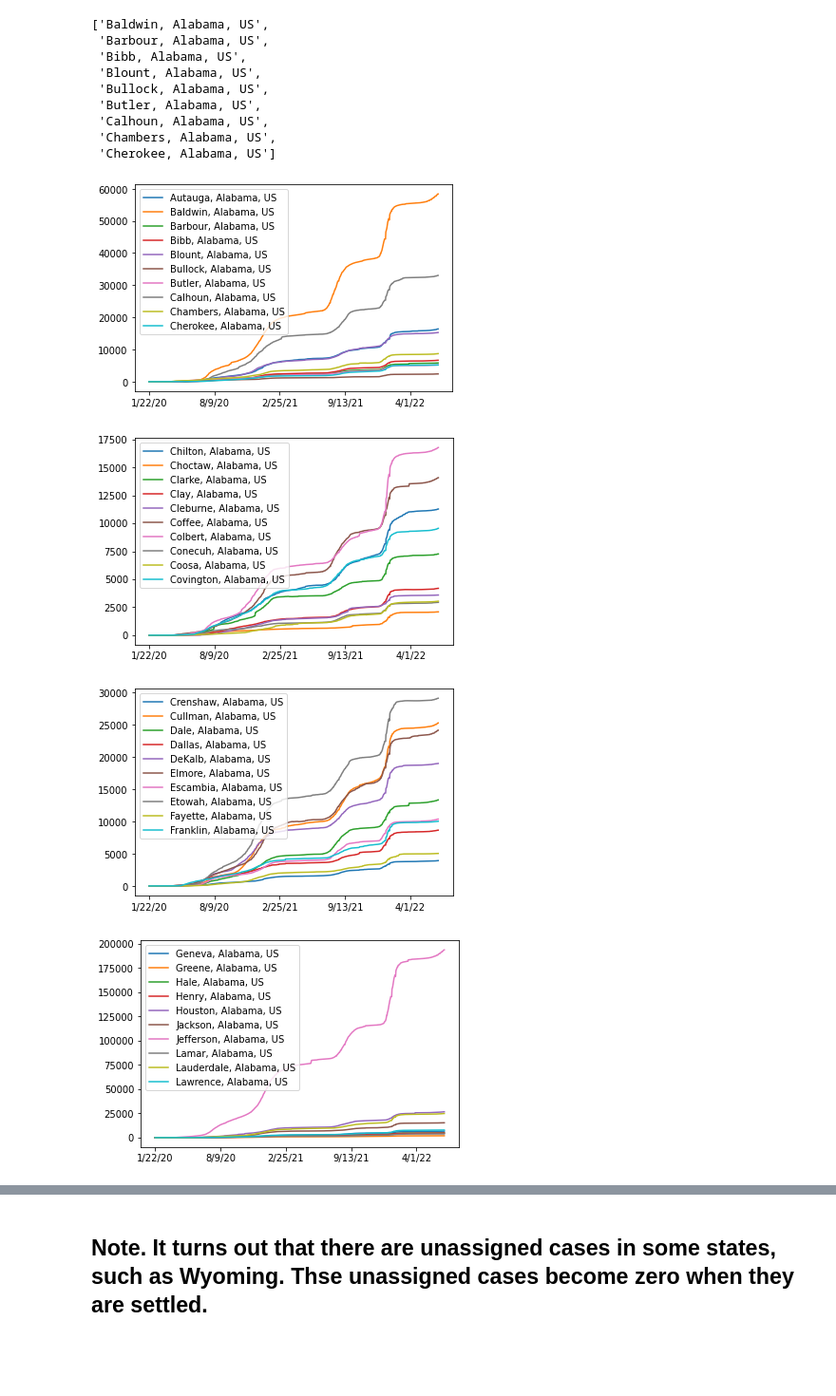
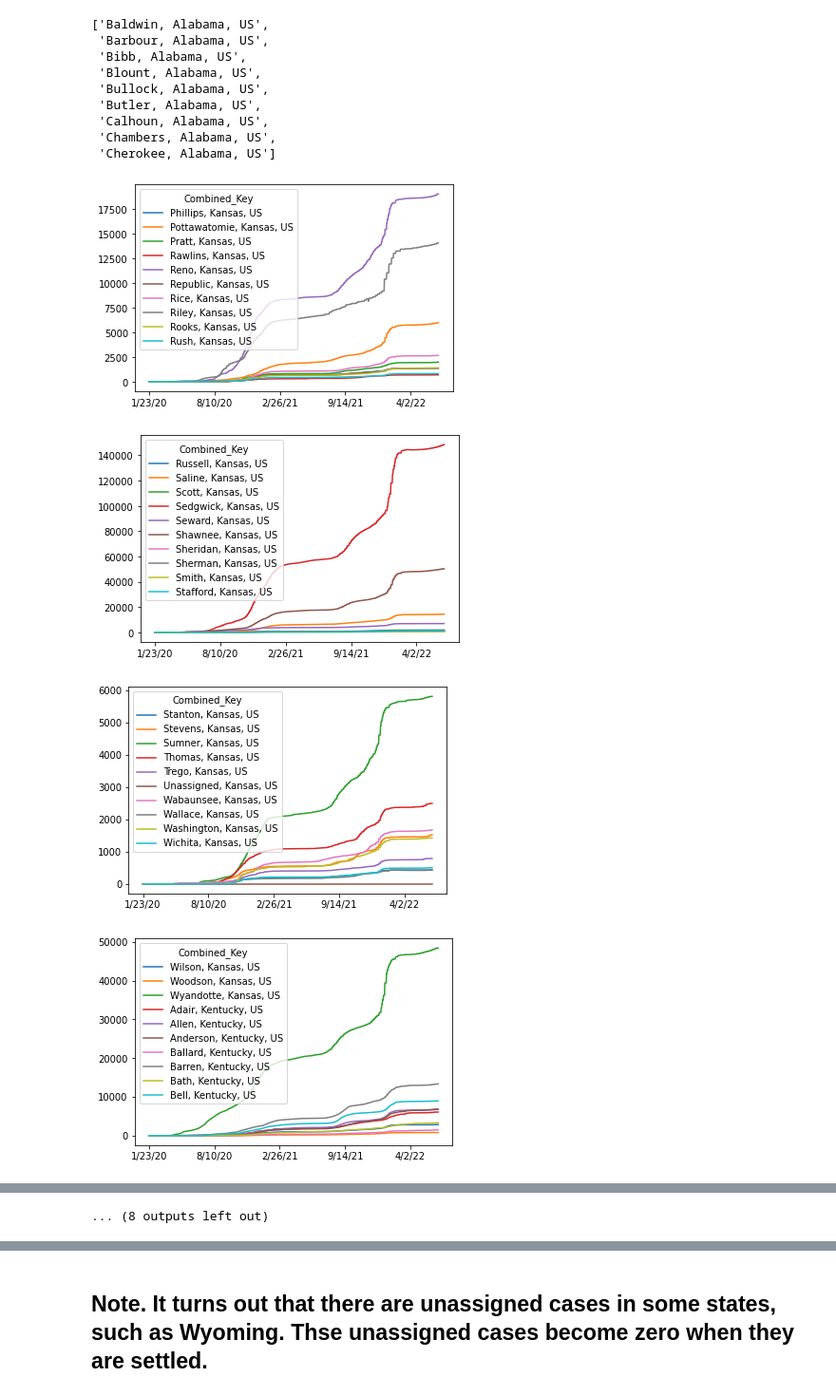
Before and after one commit to hongqin/Python-CoLab-bootcamp, a Jupyter notebook: Learn_Python_by_analying_covid19.ipynb, the cells around one changed output, grey strips where cells are left out. Shown at 95% size. Saved outputs shown, nothing was run; the diff lists cells and outputs as text; code cells hidden in the pictures; blank space fills up the shorter version.

```diff
--- a/Learn_Python_by_analying_covid19.ipynb
+++ b/Learn_Python_by_analying_covid19.ipynb
@@ -266,12 +287,12 @@ list(df1['Combined_Key'] )[1:10]
  'Cherokee, Alabama, US']
 # %%
 step = 10
-for i in range(0, 100, step):
+for i in range(1000, 1200, step):
 #for i in range(0, 3340, step):
   UScases = df1.iloc[ i : (i+step), 11:].transpose()
   UScases.plot()
 # %% [output]
-[figure, old version]
+[figure, new version]
-[figure, old version]
+[figure, new version]
-[figure, old version]
+[figure, new version]
-[figure, old version]
+[figure, new version]
@@ -284,3 +307,4 @@ for i in range(0, 100, step):
+... (8 outputs left out)
 # %%
 df1.tail()
 # %% [output]
```
Also changed, not shown: parts of 22 cells of this notebook.
